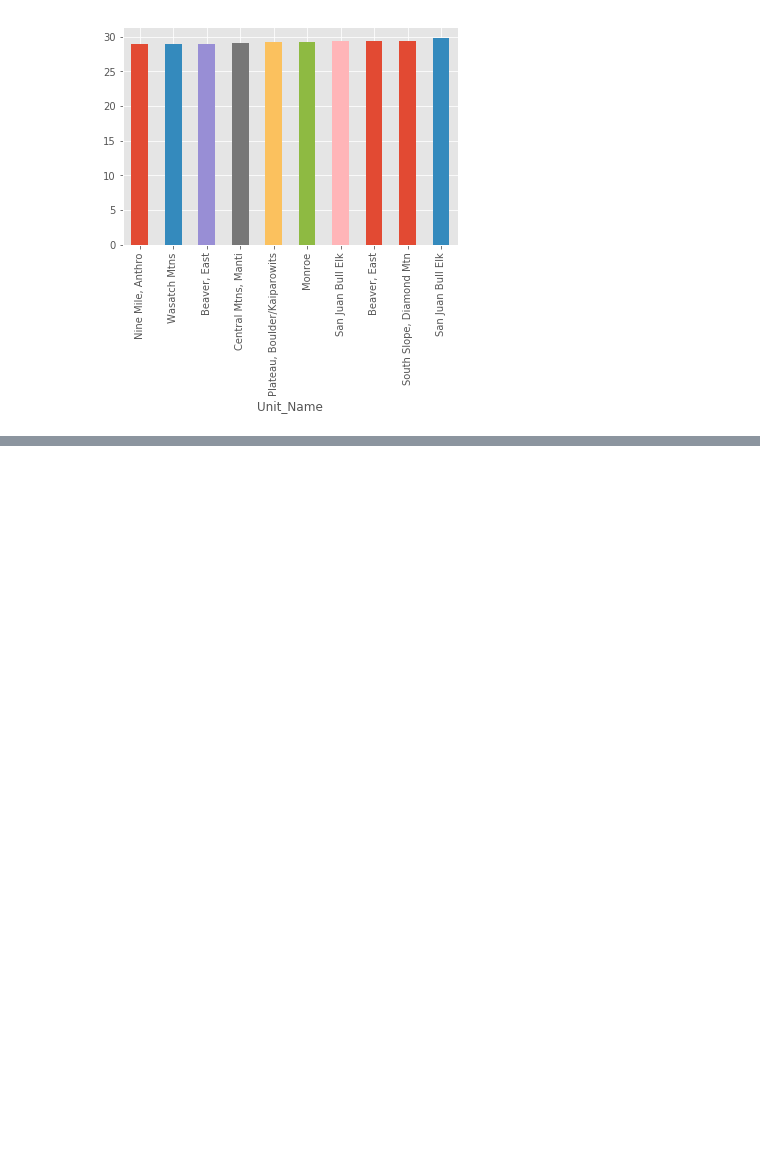
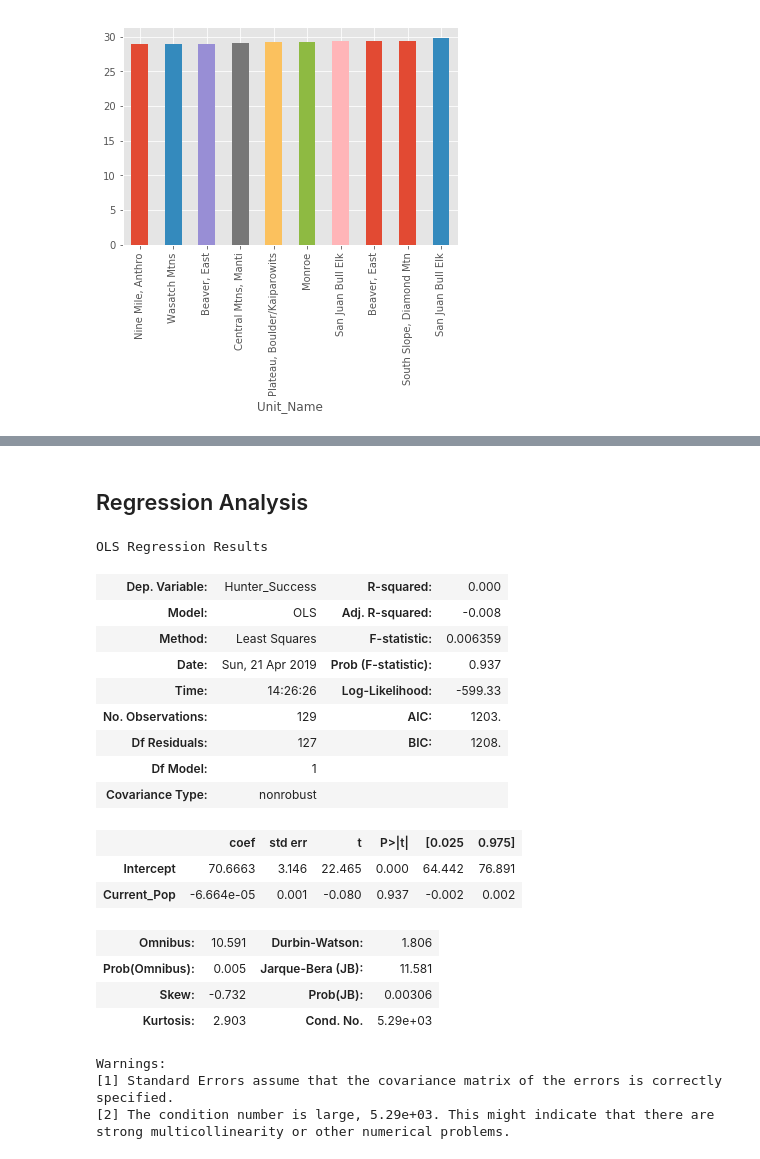
Before and after one commit to nedchanatry/ActaeonProj, a Jupyter notebook: scrape3.ipynb, the cells around one changed output, grey strips where cells are left out. Saved outputs shown, nothing was run; the diff lists cells and outputs as text; code cells hidden in the pictures; blank space fills up the shorter version.

```diff
--- a/scrape3.ipynb
+++ b/scrape3.ipynb
@@ -325,3 +315,32 @@ plt.yticks(np.arange(8),('Hunter_Success', 'Pop_Objective','Current_Pop','Age_Ob
+# %% [markdown]
+## Regression Analysis
+# %%
+# Regression on hunt success versus animal population
+
+success =  sm.ols(formula = 'Hunter_Success ~ Current_Pop', data=fd).fit()
+success.summary()
+# %% [output]
+OLS Regression Results
+| Dep. Variable: | Hunter_Success | R-squared: | 0.000 |
+| Model: | OLS | Adj. R-squared: | -0.008 |
+| Method: | Least Squares | F-statistic: | 0.006359 |
+| Date: | Sun, 21 Apr 2019 | Prob (F-statistic): | 0.937 |
+| Time: | 14:26:26 | Log-Likelihood: | -599.33 |
+| No. Observations: | 129 | AIC: | 1203. |
+| Df Residuals: | 127 | BIC: | 1208. |
+| Df Model: | 1 |  |  |
+| Covariance Type: | nonrobust |  |  |
+|  | coef | std err | t | P>|t| | [0.025 | 0.975] |
+| Intercept | 70.6663 | 3.146 | 22.465 | 0.000 | 64.442 | 76.891 |
+| Current_Pop | -6.664e-05 | 0.001 | -0.080 | 0.937 | -0.002 | 0.002 |
+| Omnibus: | 10.591 | Durbin-Watson: | 1.806 |
+| Prob(Omnibus): | 0.005 | Jarque-Bera (JB): | 11.581 |
+| Skew: | -0.732 | Prob(JB): | 0.00306 |
+| Kurtosis: | 2.903 | Cond. No. | 5.29e+03 |
+Warnings:
+[1] Standard Errors assume that the covariance matrix of the errors is correctly specified.
+[2] The condition number is large, 5.29e+03. This might indicate that there are
+strong multicollinearity or other numerical problems.
 # %%
 # Regression on hunt success
 
```
Also changed, not shown: parts of 3 cells of this notebook.
